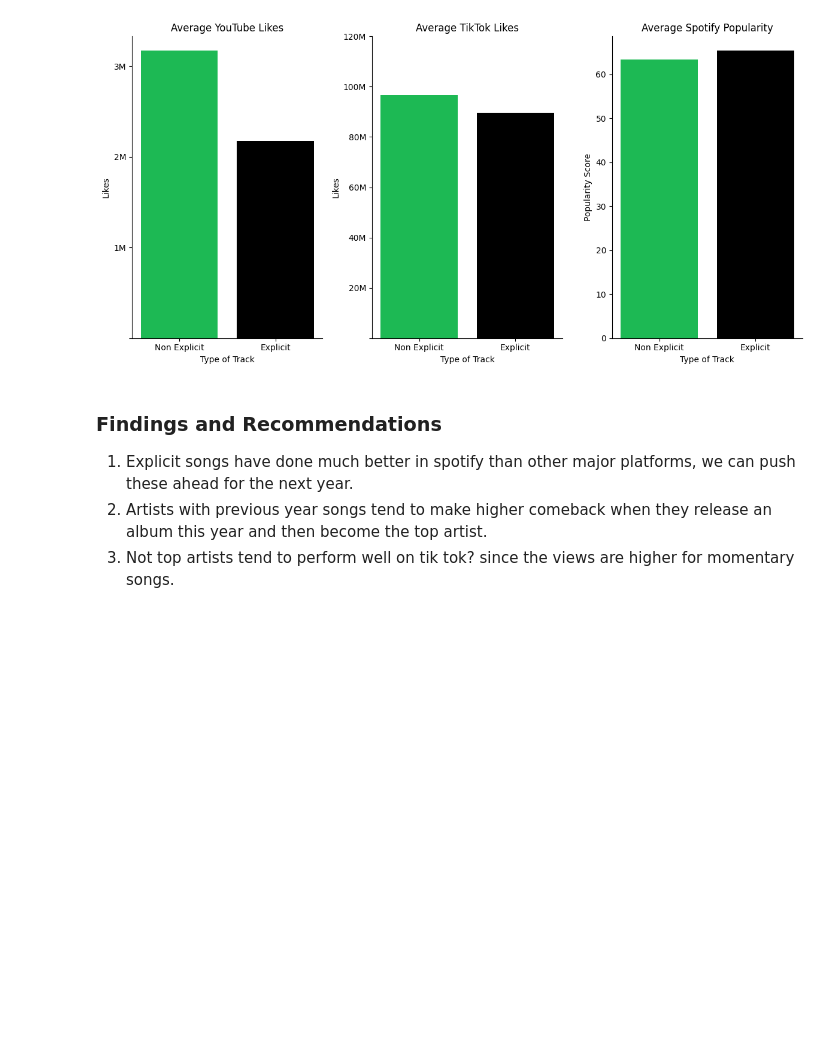
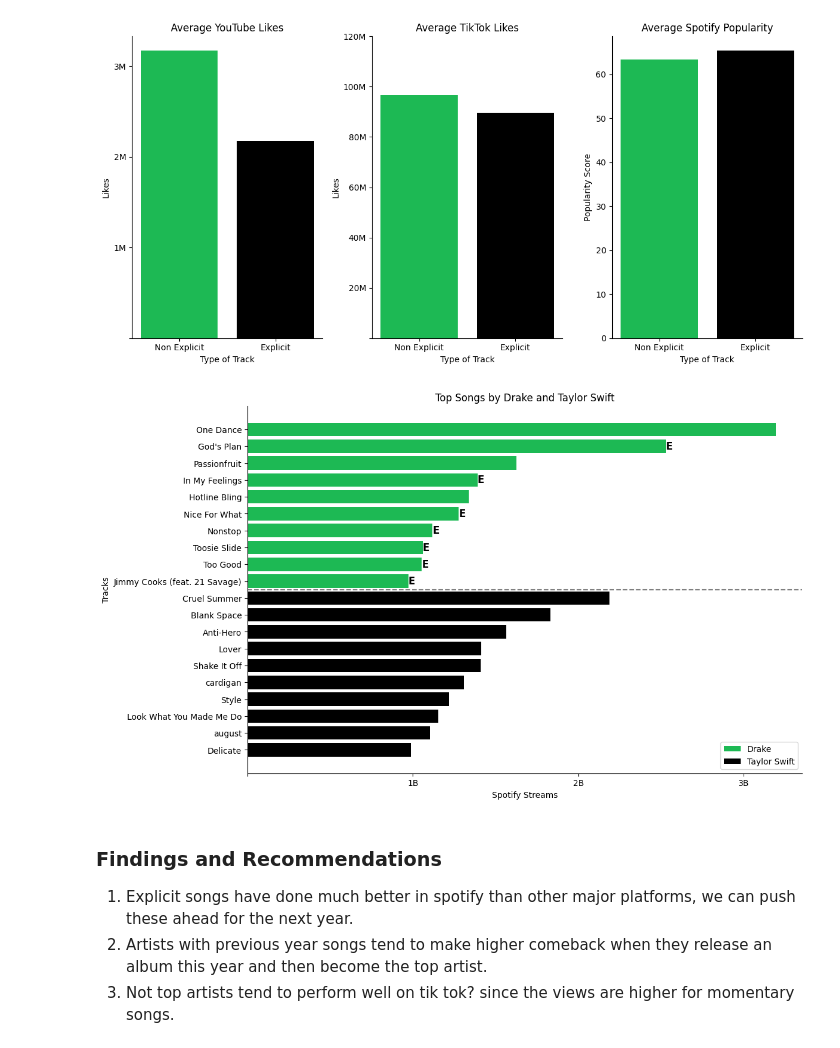
Before and after one commit to suchethsikha/Spotify_2024_EDA, a Jupyter notebook: Group_spotify.ipynb, the cells around one changed output. Drawn from its saved outputs; the diff is of its cells as text; code cells hidden in the pictures; blank space fills up the shorter version.

```diff
--- a/Group_spotify.ipynb
+++ b/Group_spotify.ipynb
@@ -506,6 +506,55 @@ plt.tight_layout()
 plt.show()
 # %% [output]
 [figure]
+# %%
+x = np.arange(0,3000000001, 1000000000)
+x_label = ['', '1B', '2B', '3B']
+
+selected_columns = ['Track', 'Artist', 'Explicit Track', 'Spotify Streams']
+df_selected = spotify[selected_columns]
+
+drake_songs = df_selected[df_selected['Artist'] == 'Drake']
+taylor_songs = df_selected[df_selected['Artist'] == 'Taylor Swift']
+
+top_drake_songs = drake_songs.nlargest(10, 'Spotify Streams')
+top_taylor_songs = taylor_songs.nlargest(10, 'Spotify Streams')
+
+top_songs = pd.concat([top_drake_songs, top_taylor_songs])
+
+top_songs_drake_sorted = top_drake_songs.sort_values(by='Spotify Streams', ascending=False)
+top_songs_taylor_sorted = top_taylor_songs.sort_values(by='Spotify Streams', ascending=False)
+
+top_songs_sorted = pd.concat([top_songs_drake_sorted, top_songs_taylor_sorted])
+
+fig, ax = plt.subplots(figsize=(12, 8))
+
+bars_drake = ax.barh(top_songs_drake_sorted['Track'], top_songs_drake_sorted['Spotify Streams'], color='#1db954', label='Drake')
+bars_taylor = ax.barh(top_songs_taylor_sorted['Track'], top_songs_taylor_sorted['Spotify Streams'], color='black', label='Taylor Swift')
+
+for bars, songs in [(bars_drake, top_songs_drake_sorted), (bars_taylor, top_songs_taylor_sorted)]:
+    for bar, explicit in zip(bars, songs['Explicit Track']):
+        if explicit:
+            ax.text(bar.get_width(), bar.get_y() + bar.get_height() / 2, 'E', va='center', ha='left', fontsize=12, fontweight='bold')
+
+drake_count = len(top_drake_songs)
+ax.axhline(y=drake_count - 0.5, color='gray', linestyle='--')
+
+ax.set_xlabel('Spotify Streams')
+ax.set_ylabel('Tracks')
+ax.set_title('Top Songs by Drake and Taylor Swift')
+ax.set_xticks(x)
+ax.set_xticklabels(x_label)
+
+ax.spines['top'].set_visible(False)
+ax.spines['right'].set_visible(False)
+
+ax.legend()
+
+ax.invert_yaxis()
+
+plt.show()
+# %% [output]
+[figure, added]
 # %% [markdown]
 <h3> Findings and Recommendations </h3>
 
```
Also changed, not shown: parts of 3 cells of this notebook.
